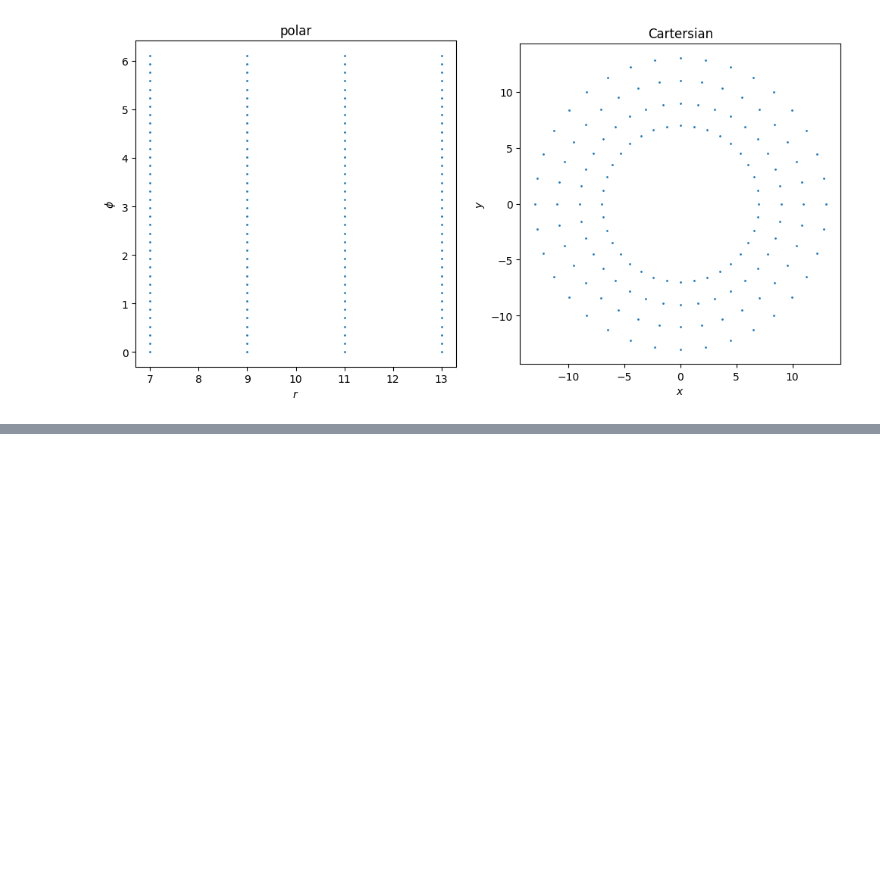
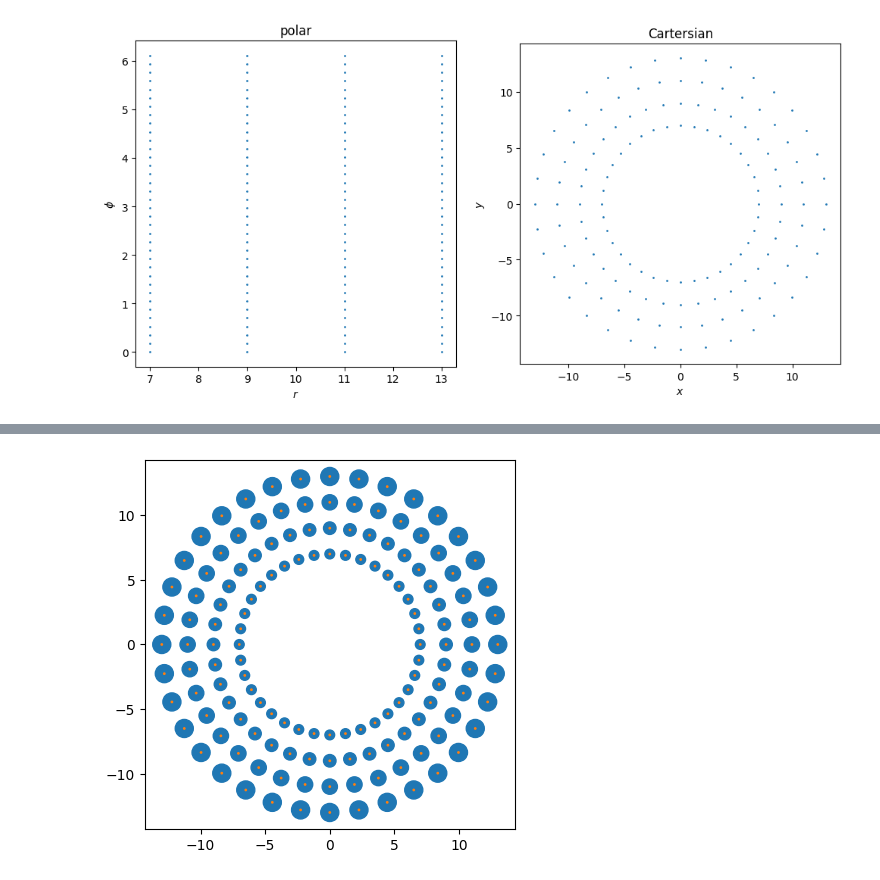
Before and after one commit to rndsrc/dg, a Jupyter notebook: vis.ipynb, the cells around one changed output, grey strips where cells are left out. Drawn from its saved outputs; the diff is of its cells as text; code cells hidden in the pictures; blank space fills up the shorter version.

```diff
--- a/vis.ipynb
+++ b/vis.ipynb
@@ -54,14 +54,14 @@ from matplotlib import pyplot as plt
 # %% [markdown]
 ## 2D Euclidean Space
 # %%
-def g_cartesian(xy):
+def g_car(xy):
     x, y = xy
     return np.array([
         [1, 0],
         [0, 1],
     ])
 
-def g_polar(rphi):
+def g_pol(rphi):
     r, phi = rphi
     return np.array([
         [1, 0],
@@ -81,6 +81,12 @@ def pol2car(rphi):
         r * np.cos(phi),
         r * np.sin(phi),
     ])
+# %%
+def vmap2(f):
+    return vmap(vmap(f))
+
+def mgrid(I, J):
+    return np.einsum('ijk->jki', np.mgrid[:I,:J])
 # %% [markdown]
 ### Drawing Circles
 # %%
@@ -130,0 +136,12 @@ ax.set_aspect('equal')
+# %%
+def area(g):
+    return np.linalg.det(g)
+
+G_car = vmap2(g_car)(X)
+G_pol = vmap2(g_pol)(R)
+
+plt.scatter(X[...,0], X[...,1], s=vmap2(area)(G_pol))
+plt.scatter(X[...,0], X[...,1], s=vmap2(area)(G_car))
+plt.gca().set_aspect('equal')
+# %% [output]
+[figure, added]
```
Also changed, not shown: parts of 4 cells of this notebook.
